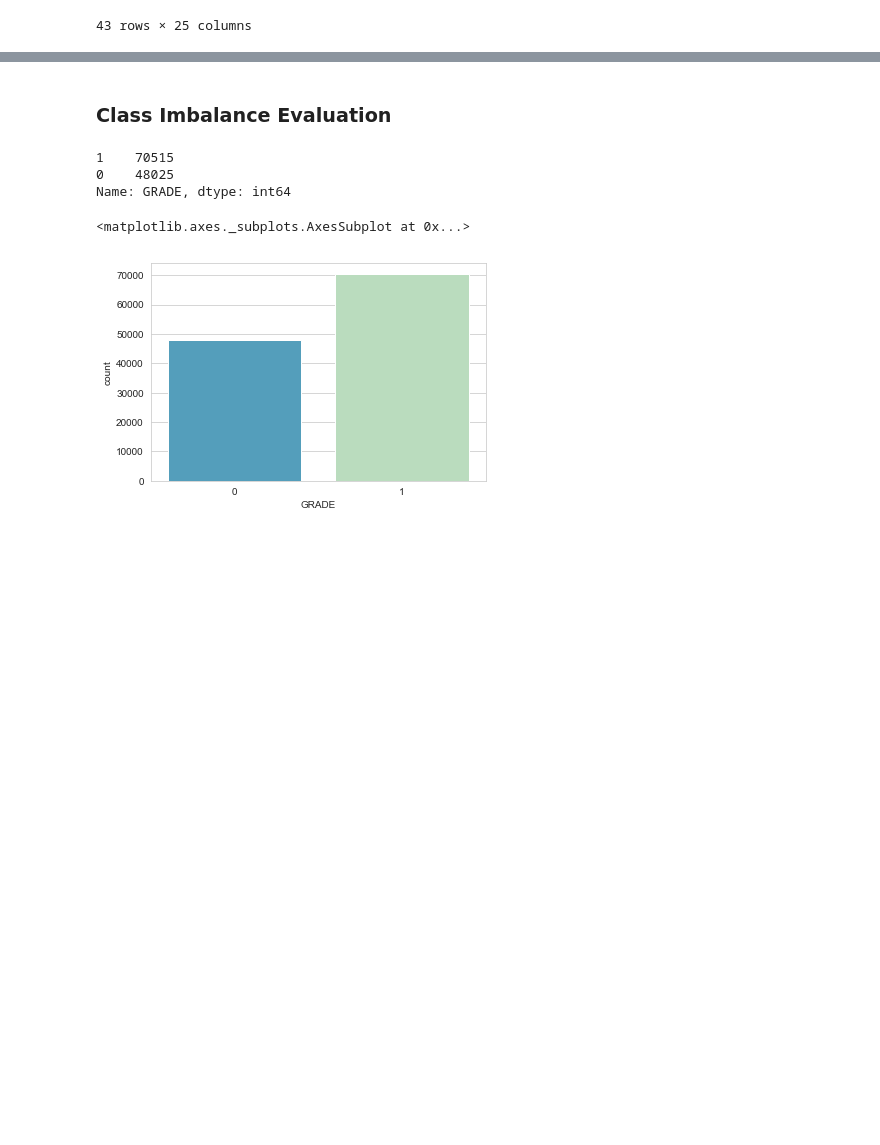
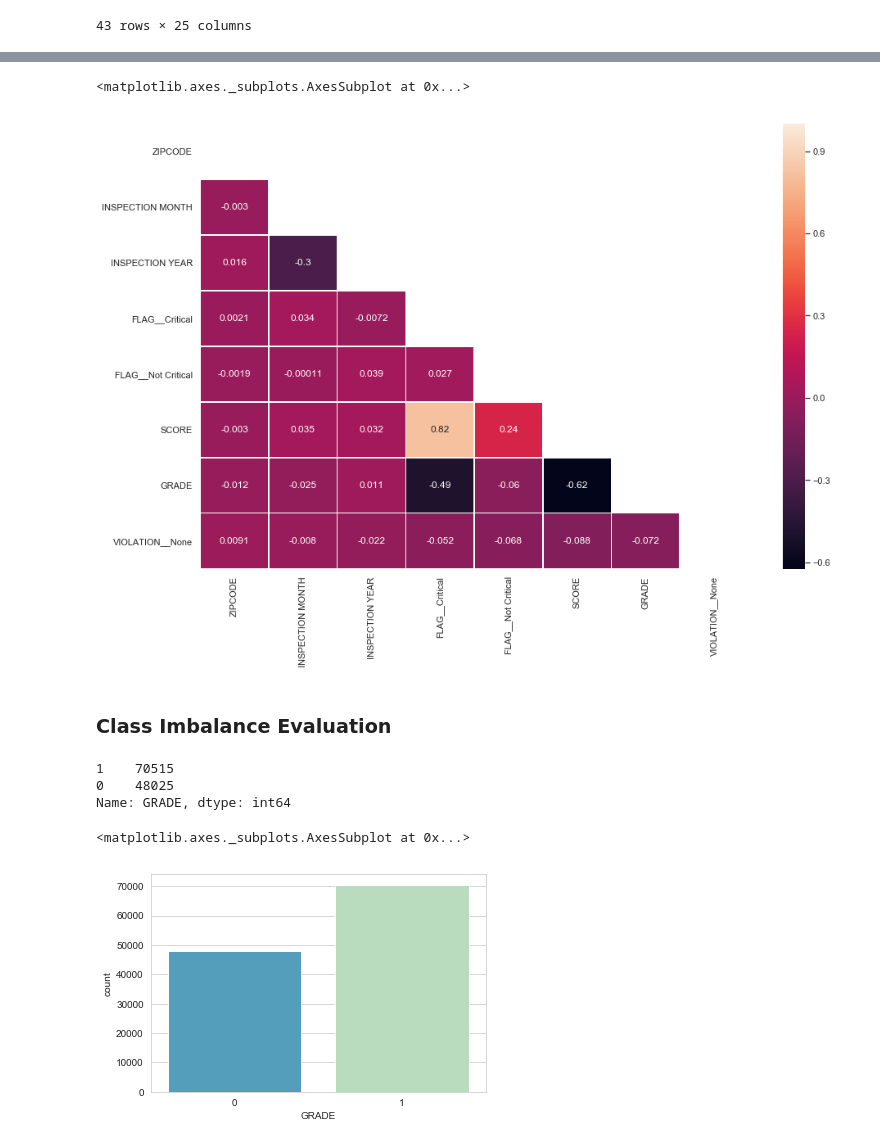
Before and after one commit to deep22kar/random-forest, a Jupyter notebook: EDA_Models1.ipynb, the cells around one changed output, grey strips where cells are left out. Cells and saved outputs as stored; diff of their text form; code cells hidden in the pictures; blank space fills up the shorter version.

```diff
--- a/EDA_Models1.ipynb
+++ b/EDA_Models1.ipynb
@@ -162,6 +162,18 @@ data.corr().loc['VIOLATION__04G':'VIOLATION__15I', 'VIOLATION__06C':'VIOLATION__
 | VIOLATION__10I | NaN | NaN | NaN | NaN | NaN | NaN | ... |
 | VIOLATION__10J | NaN | NaN | NaN | NaN | NaN | NaN | ... |
 | VIOLATION__15I | NaN | NaN | NaN | NaN | NaN | NaN | ... |
+# %%
+data_sub = data[['ZIPCODE', 'INSPECTION MONTH', 'INSPECTION YEAR', 'FLAG__Critical', 'FLAG__Not Critical', 'SCORE', 'GRADE', 'VIOLATION__None']]
+# %%
+# correlation heatmap of some of the key features in dataframe
+plt.figure(figsize=(15,10))
+sns.set_style("whitegrid")
+mask = np.zeros_like(data_sub.corr(), dtype=np.bool)
+mask[np.triu_indices_from(mask)] = True
+sns.heatmap(data_sub.corr(), linewidth=0.5, mask=mask, annot=True)
+# %% [output]
+<matplotlib.axes._subplots.AxesSubplot at 0x...>
+[figure, added]
 # %% [markdown]
 ### Class Imbalance Evaluation
 # %%
```
Also changed, not shown: parts of 5 cells of this notebook, 2 other files.
